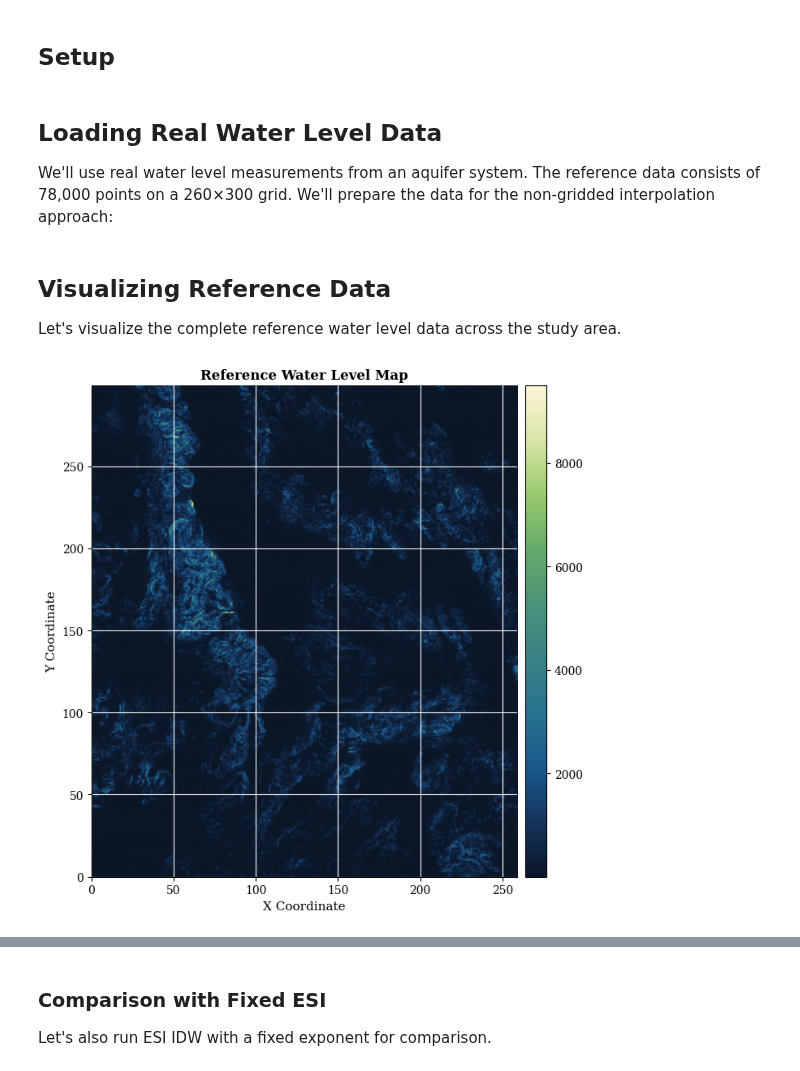
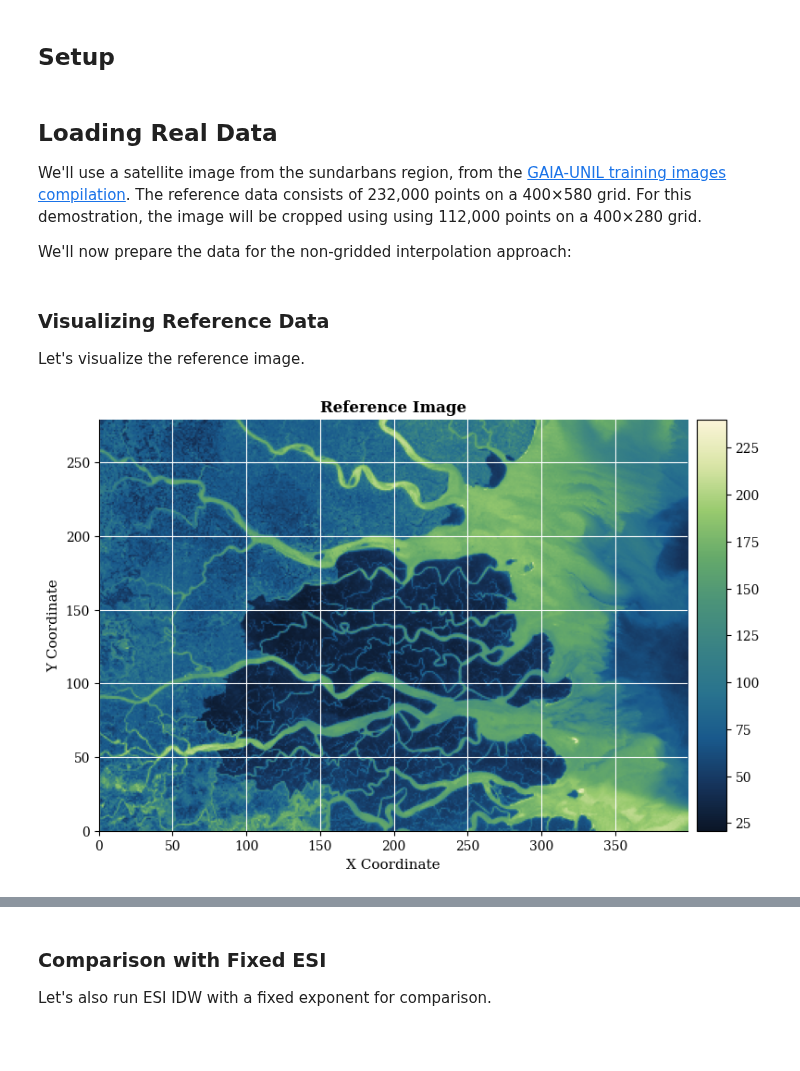
Before and after one commit to alges/spatialize-examples, a Jupyter notebook: examples/esi_implementations/adaptive_esi_2d.ipynb, the cells around one changed output, grey strips where cells are left out. Cells and saved outputs as stored; diff of their text form; code cells hidden in the pictures; blank space fills up the shorter version.

Commit message:
changed data for adaptive esi example

```diff
--- a/examples/esi_implementations/adaptive_esi_2d.ipynb
+++ b/examples/esi_implementations/adaptive_esi_2d.ipynb
@@ -30,43 +30,52 @@ from spatialize.viz import PlotStyle, plot_colormap_data
 from spatialize import logging
 #logging.log.setLevel("DEBUG")
 # %% [markdown]
-## Loading Real Water Level Data
+## Loading Real Data
 
-We'll use real water level measurements from an aquifer system. The reference data consists of 78,000 points on a 260×300 grid. We'll prepare the data for the non-gridded interpolation approach:
+We'll use a satellite image from the sundarbans region, from the [GAIA-UNIL training images compilation](https://github.com/GAIA-UNIL/trainingimages). The reference data consists of 232,000 points on a 400×580 grid. For this demostration, the image will be cropped using using 112,000 points on a 400×280 grid.
+
+We'll now prepare the data for the non-gridded interpolation approach:
 # %%
 # Load reference data (complete grid)
 data_dir = Path("../../data")
-ref_data = pd.read_csv(data_dir / "a_wlrefcleaned.csv")
+ref_data_raw = pd.read_csv(data_dir / "sundarbans_smallx3.csv")
+
+# Crop the image for shorter processing time
+ref_data = ref_data_raw[ref_data_raw['Y']>=300].copy()
+ref_data['Y'] = ref_data['Y']-300
 
 # Prepare for NONGRIDDATA: scattered points
 xi = ref_data[['X', 'Y']].values
 reference_values = ref_data['value'].values
 vmin, vmax = reference_values.min(), reference_values.max()
+
+# For plots
+extent = [ref_data['X'].min(), ref_data['X'].max(),
+          ref_data['Y'].min(), ref_data['Y'].max()]
+vmin, vmax =reference_values.min(), reference_values.max()
 # %% [markdown]
-## Visualizing Reference Data
+### Visualizing Reference Data
 
-Let's visualize the complete reference water level data across the study area.
+Let's visualize the reference image.
 # %%
-extent = [ref_data['X'].min(), ref_data['X'].max(),
-          ref_data['Y'].min(), ref_data['Y'].max()]
-
+# We'll use spatialize's PlotStyle environment for easy formatting
 with PlotStyle(theme='publication', cmap='navia') as style:
     fig, ax = plt.subplots(figsize=(8, 7))
 
     plot_colormap_data(
         reference_values,
         ax=ax,
         xi_locations=xi,
         griddata=False,
         cmap=style.cmap,
         extent=extent
     )
 
     ax.set_xlabel('X Coordinate', fontsize=11)
     ax.set_ylabel('Y Coordinate', fontsize=11)
-    ax.set_title('Reference Water Level Map', fontsize=12, fontweight='bold')
+    ax.set_title('Reference Image', fontsize=12, fontweight='bold')
 
     plt.tight_layout()
     plt.show()
 # %% [output]
-[figure, old version]
+[figure, new version]
```
Also changed, not shown: parts of 16 cells of this notebook, 1 other file.
